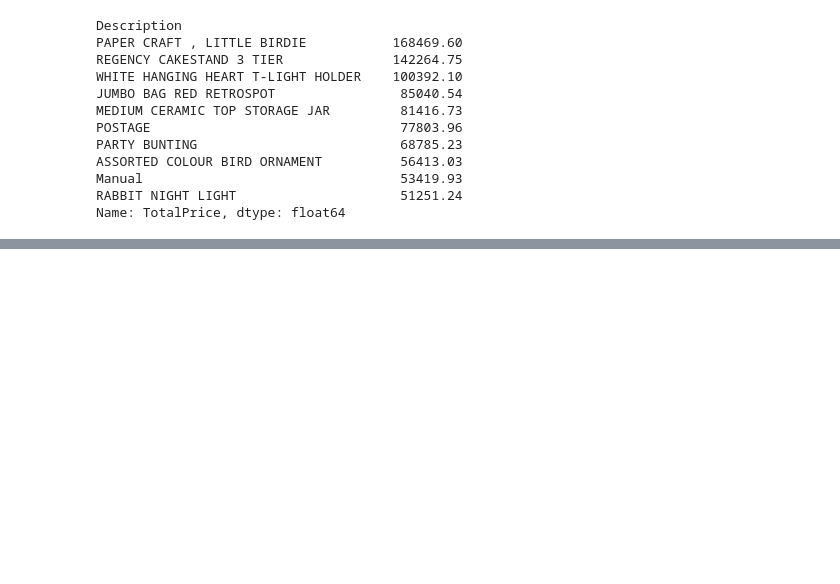
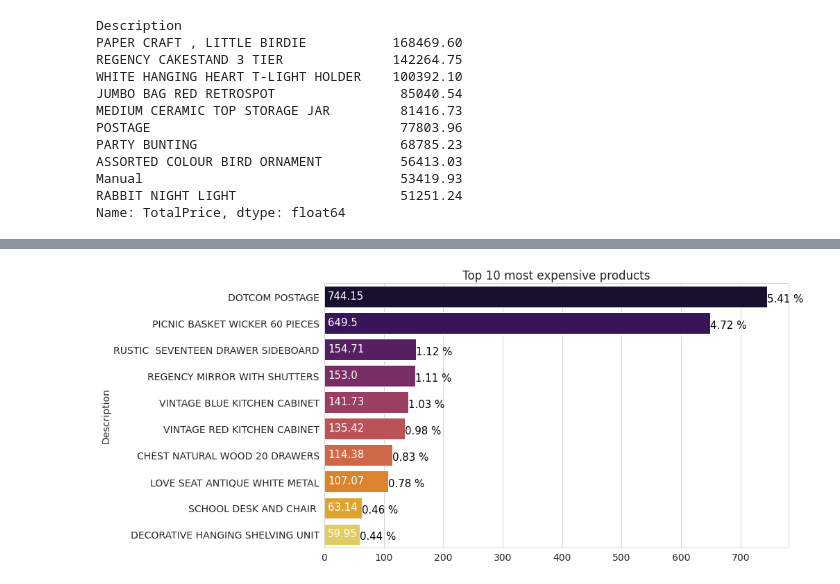
Before and after one commit to Gaurav2912/Customer-Segmentation-, a Jupyter notebook: Customer_Segmentation_Capstone_Project.ipynb, the cells around one changed output, grey strips where cells are left out. Saved outputs shown, nothing was run; the diff lists cells and outputs as text; code cells hidden in the pictures; blank space fills up the shorter version.

```diff
--- a/Customer_Segmentation_Capstone_Project.ipynb
+++ b/Customer_Segmentation_Capstone_Project.ipynb
@@ -586,0 +618,6 @@ Name: TotalPrice, dtype: float64
+# %%
+# Average Product Price per unit = Products with TotalPrice / Products with number of items sold
+# Panda will take care of index, each value will divided based on corrosponding Description
+avg_prod_price = prod_total_price / prod_sold
+avg_prod_price = avg_prod_price.sort_values(ascending= False)
+avg_prod_price.head(10)
@@ -586,0 +637,5 @@ Name: TotalPrice, dtype: float64
+# %%
+# Bar plot
+top_nbar(avg_prod_price, "Top 10 most expensive products", 'inferno')
+# %% [output]
+[figure, added]
```
Also changed, not shown: parts of 23 cells of this notebook.
